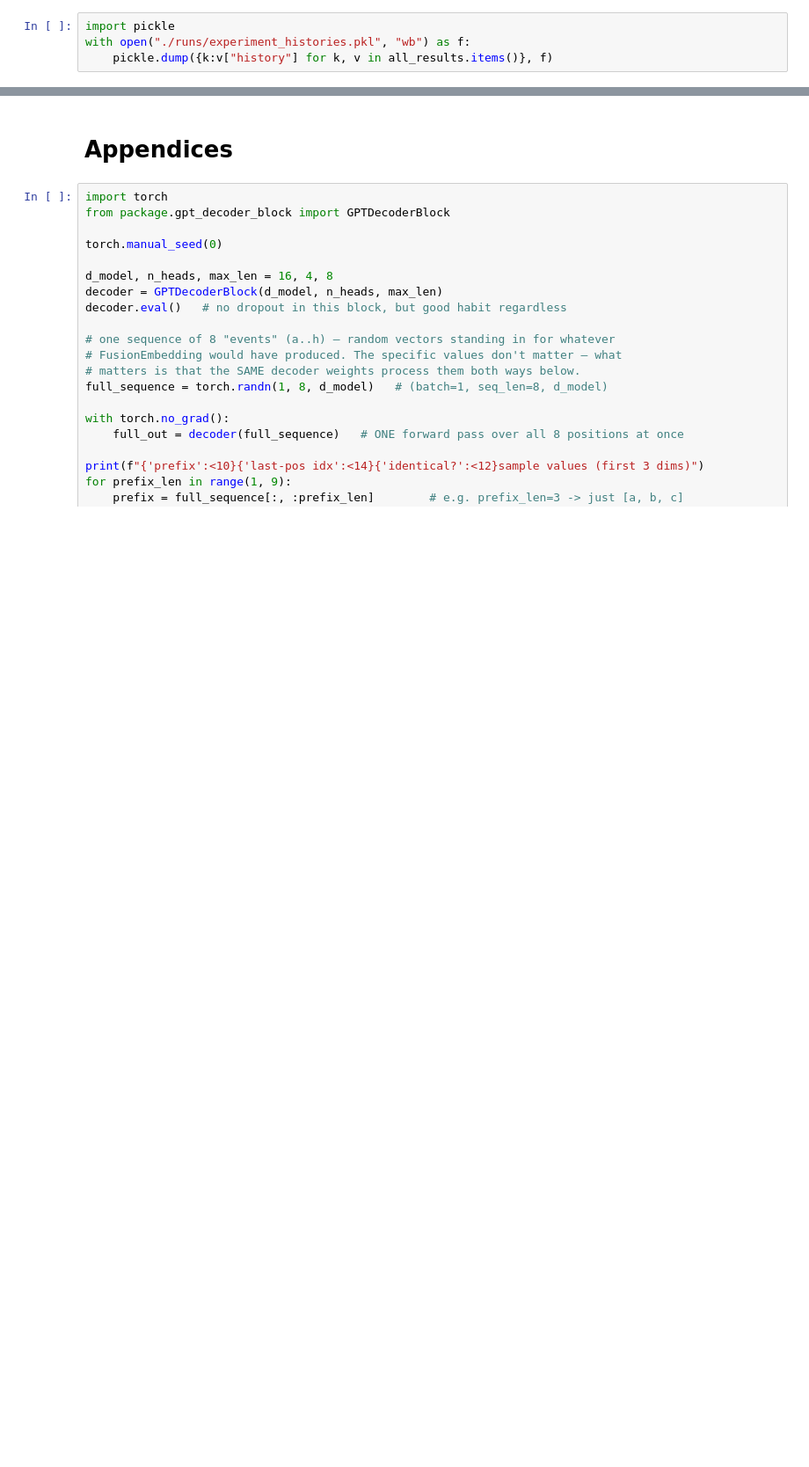
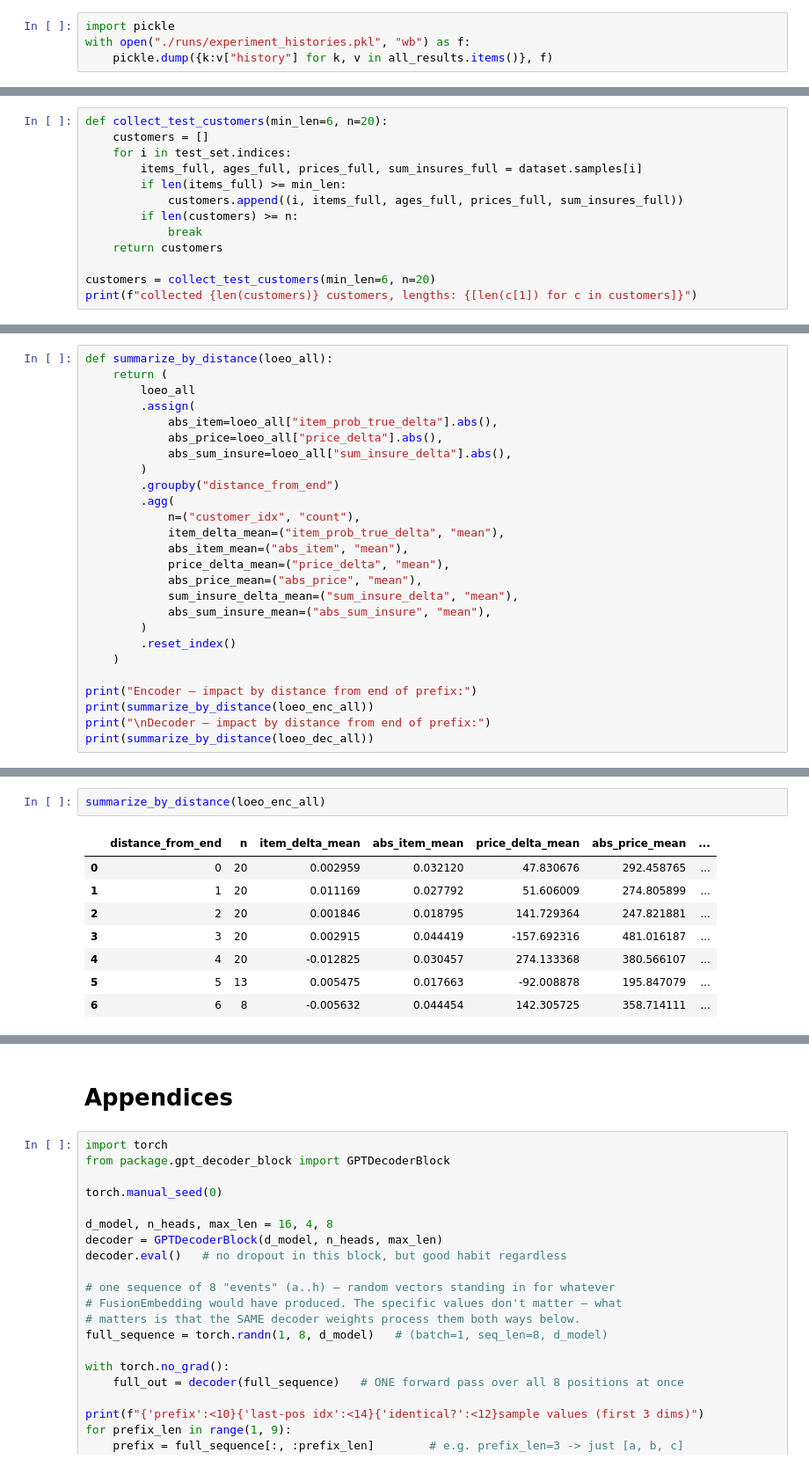
Before and after one commit to datanooblol/a-study-on-transformer, a Jupyter notebook: sequences_to_multiple_outcomes.ipynb, the cells around one changed output, grey strips where cells are left out. Shown at 88% size. Saved outputs shown, nothing was run; the diff lists cells and outputs as text; blank space fills up the shorter version.

```diff
--- a/sequences_to_multiple_outcomes.ipynb
+++ b/sequences_to_multiple_outcomes.ipynb
@@ -1224,0 +1384,13 @@ with open("./runs/experiment_histories.pkl", "wb") as f:
+# %%
+def collect_test_customers(min_len=6, n=20):
+    customers = []
+    for i in test_set.indices:
+        items_full, ages_full, prices_full, sum_insures_full = dataset.samples[i]
+        if len(items_full) >= min_len:
+            customers.append((i, items_full, ages_full, prices_full, sum_insures_full))
+        if len(customers) >= n:
+            break
+    return customers
+
+customers = collect_test_customers(min_len=6, n=20)
+print(f"collected {len(customers)} customers, lengths: {[len(c[1]) for c in customers]}")
@@ -1224,0 +1472,26 @@ with open("./runs/experiment_histories.pkl", "wb") as f:
+# %%
+def summarize_by_distance(loeo_all):
+    return (
+        loeo_all
+        .assign(
+            abs_item=loeo_all["item_prob_true_delta"].abs(),
+            abs_price=loeo_all["price_delta"].abs(),
+            abs_sum_insure=loeo_all["sum_insure_delta"].abs(),
+        )
+        .groupby("distance_from_end")
+        .agg(
+            n=("customer_idx", "count"),
+            item_delta_mean=("item_prob_true_delta", "mean"),
+            abs_item_mean=("abs_item", "mean"),
+            price_delta_mean=("price_delta", "mean"),
+            abs_price_mean=("abs_price", "mean"),
+            sum_insure_delta_mean=("sum_insure_delta", "mean"),
+            abs_sum_insure_mean=("abs_sum_insure", "mean"),
+        )
+        .reset_index()
+    )
+
+print("Encoder — impact by distance from end of prefix:")
+print(summarize_by_distance(loeo_enc_all))
+print("\nDecoder — impact by distance from end of prefix:")
+print(summarize_by_distance(loeo_dec_all))
@@ -1224,0 +1516,11 @@ with open("./runs/experiment_histories.pkl", "wb") as f:
+# %%
+summarize_by_distance(loeo_enc_all)
+# %% [output]
+|  | distance_from_end | n | item_delta_mean | abs_item_mean | price_delta_mean | abs_price_mean | ... |
+| 0 | 0 | 20 | 0.002959 | 0.032120 | 47.830676 | 292.458765 | ... |
+| 1 | 1 | 20 | 0.011169 | 0.027792 | 51.606009 | 274.805899 | ... |
+| 2 | 2 | 20 | 0.001846 | 0.018795 | 141.729364 | 247.821881 | ... |
+| 3 | 3 | 20 | 0.002915 | 0.044419 | -157.692316 | 481.016187 | ... |
+| 4 | 4 | 20 | -0.012825 | 0.030457 | 274.133368 | 380.566107 | ... |
+| 5 | 5 | 13 | 0.005475 | 0.017663 | -92.008878 | 195.847079 | ... |
+| 6 | 6 | 8 | -0.005632 | 0.044454 | 142.305725 | 358.714111 | ... |
```
Also changed, not shown: parts of 47 cells of this notebook, 28 other files.
